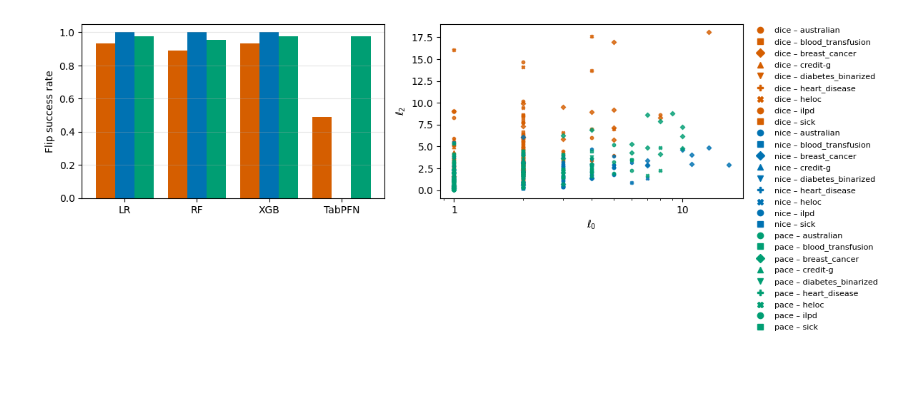
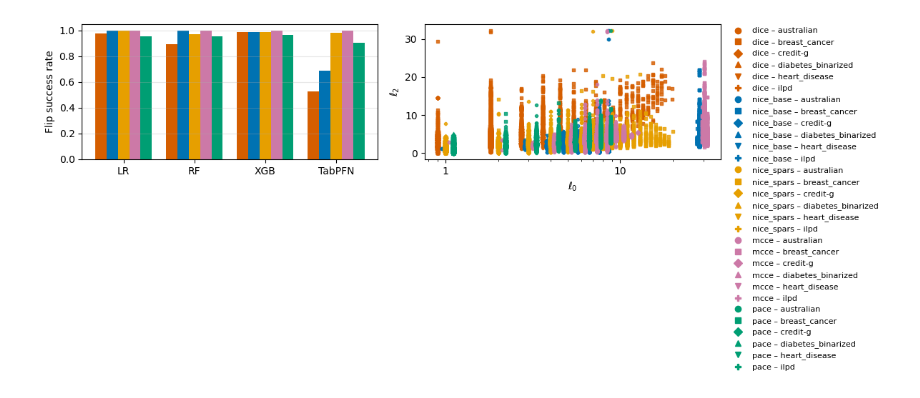
Before and after one commit to leonidaschristodoulou/cf-proposal, a Jupyter notebook: cfprop_plots.ipynb, the cells around one changed output. Saved outputs shown, nothing was run; the diff lists cells and outputs as text; code cells hidden in the pictures; blank space fills up the shorter version.

```diff
--- a/cfprop_plots.ipynb
+++ b/cfprop_plots.ipynb
@@ -15,4 +28,6 @@ from scipy.stats import binomtest
 #df = joblib.load("results_df_all.joblib")
 data_in = "real" # real or mock
 #df = joblib.load("output_"+data_in+"data_times_with_tabpfn.joblib")
-df = joblib.load("output_realdata1.joblib")
+#df = joblib.load("output_mockdata.joblib")
+df = joblib.load("output_realdata.joblib")
+print("Number of", data_in, "datasets:",len(df.dataset.unique()))
@@ -75,13 +92,13 @@ def export_table_to_latex(df: pd.DataFrame, filename: str) -> None:
         f.write(latex_code)
 
     print(f"LaTeX table written to {filename}")
-# %%
-df["method"] = df["method"].replace({"guided": "pace"})
 # %%
 COLORS = {
-    "nice":   "#0072B2",  # blue
+    "nice_base":   "#0072B2",  # blue
+    "nice_spars": "#E69F00",  # orange
     "dice":   "#D55E00",  # vermillion
+    "mcce": "#CC79A7",  # reddish purple
     "pace": "#009E73",  # bluish green  (your method)
 }
-methods  = ["dice", "nice", "pace"]
+methods  = ["dice", "nice_base", "nice_spars", "mcce", "pace"]
 models   = ["LR", "RF", "XGB", "TabPFN"] #sorted(df["model"].unique())
@@ -88,5 +110,5 @@ models   = ["LR", "RF", "XGB", "TabPFN"] #sorted(df["model"].unique())
 # %%
-fig, ax = plt.subplots(figsize=(8,6))
+fig, ax = plt.subplots(figsize=(12,8))
 
 positions = []
 data = []
@@ -192,8 +222,14 @@ else:
     markers = ["o", "s", "D", "^", "v", "P", "X"]
     marker_map = {ds: markers[i % len(markers)] for i, ds in enumerate(datasets)}
 
-# plot points (NO labels here)
+# plot points — fixed per-method offset in log space so each method
+# gets its own column at every integer l0 value
+_n_methods = len(methods)
+_log_offsets = np.linspace(-0.1, 0.1, _n_methods)
+_method_offset = {m: _log_offsets[i] for i, m in enumerate(methods)}
+
 for method in methods:
+    x_mult = np.exp(_method_offset[method])
     sub_m = df[df["method"] == method]
     for ds in datasets:
         sub = sub_m[sub_m["dataset"] == ds]
@@ -201,8 +237,8 @@ for method in methods:
             continue
 
         axes[1].scatter(
-            sub["l0"],
-            sub["l2"],
+            sub["l0"].values * x_mult,
+            sub["l2"].values,
             color=COLORS[method],
             marker=marker_map[ds],
             s=10,
@@ -259,34 +295,34 @@ else:
         bbox_to_anchor=(1.02, 1.0),  # a bit to the right of the axes
         borderaxespad=0.0,
         frameon=False
     )
 
 #axes[1].legend(handles=method_handles, fontsize=8, loc="best", frameon=False)
 
 axes[1].set_xlabel(r"$\ell_0$")
 axes[1].set_ylabel(r"$\ell_2$")
 axes[1].set_xscale("log")
 axes[1].xaxis.set_major_locator(LogLocator(base=10))
 axes[1].xaxis.set_major_formatter(FuncFormatter(lambda x, _: f"{int(x)}"))
 
 # Ticks and tick labels
 ax.set_xticks(positions)
 ax.set_xticklabels(labels, rotation=45, ha="right", fontsize=11)
 ax.tick_params(axis='both', which='both', width=0.8, labelsize=11)
 
 # Grid: dark enough, no gray background
 ax.grid(True, axis="y", linewidth=0.5, alpha=0.6, color="black")
 
 # Make sure the figure background is white
 fig.patch.set_facecolor("white")
 ax.set_facecolor("white")
 
 # Tight layout and save
 fig.tight_layout()
 fig.savefig(f"{data_in}_flip_l2_l0.pdf", format="pdf", dpi=300, bbox_inches="tight")
 fig.show()
 # %% [output]
-[figure, old version]
+[figure, new version]
 # %%
 def make_paired_table(
     df: pd.DataFrame,
```
Also changed, not shown: parts of 21 cells of this notebook, 14 other files.
